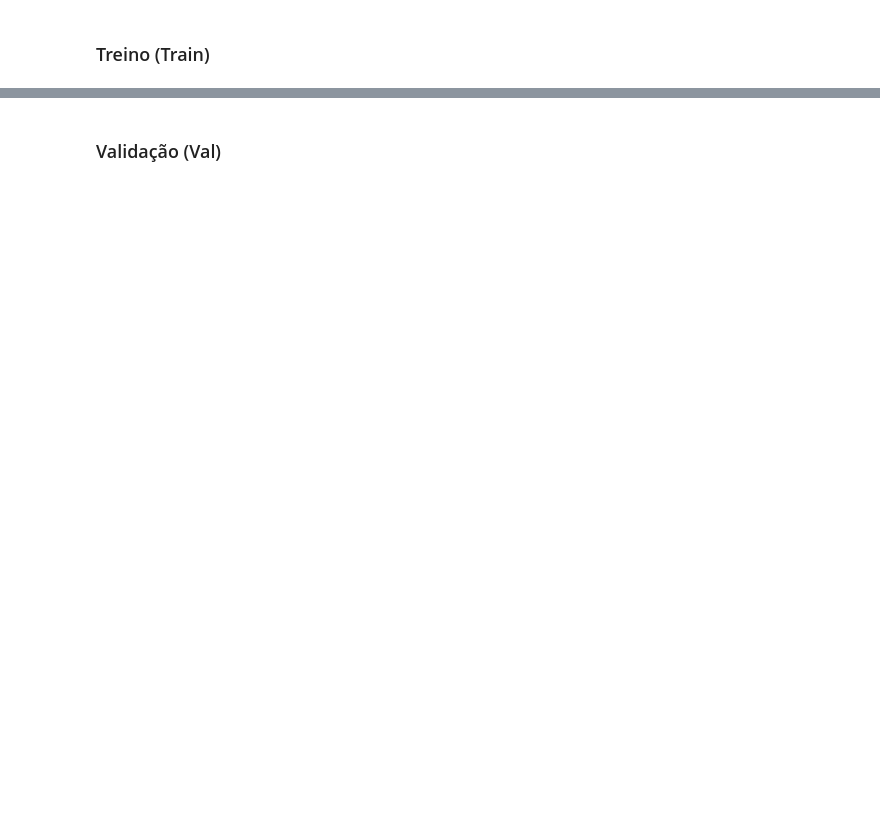
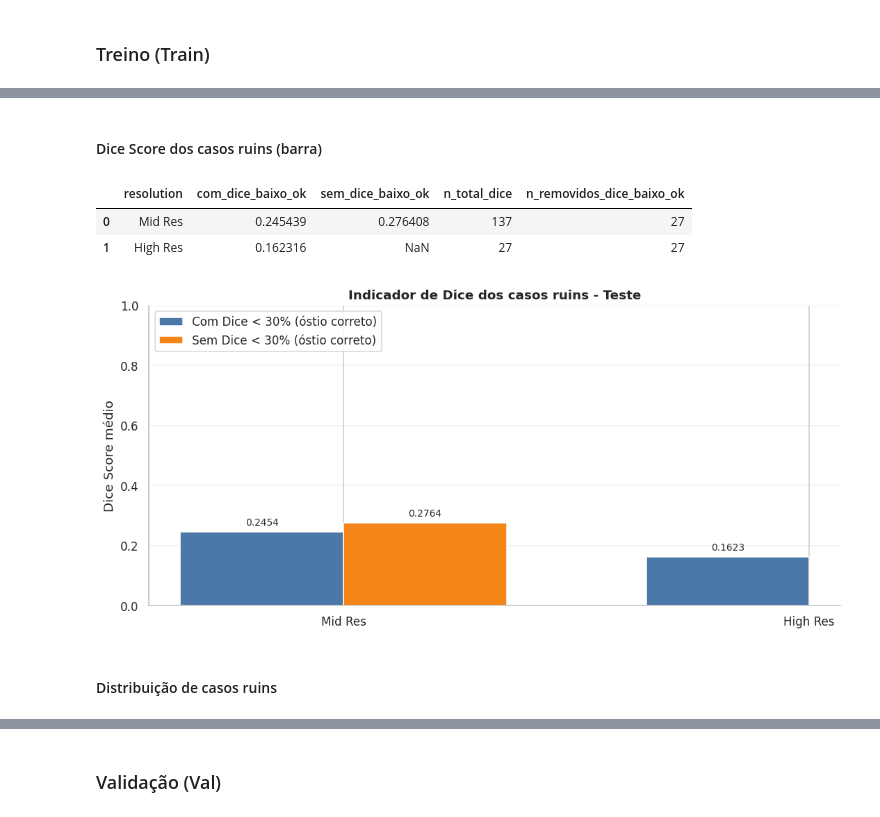
Before and after one commit to matheusssilva991/coronary-centerline-detection, a Jupyter notebook: src/eda_tests.ipynb, the cells around one changed output, grey strips where cells are left out. Cells and saved outputs as stored; diff of their text form; code cells hidden in the pictures; blank space fills up the shorter version.

```diff
--- a/src/eda_tests.ipynb
+++ b/src/eda_tests.ipynb
@@ -742,0 +652,18 @@ Exemplos (nenhum correto em ambos): [8, 66, 105, 133, 149, 182, 212, 218, 221, 2
+# %% [markdown]
+#### Dice Score dos casos ruins (barra)
+# %%
+test_bad_dice_indicator_df = viz_bad_cases.plot_bad_dice_indicator(
+    df_mid_test_bad,
+    df_high_test_bad,
+    "Teste",
+    summarize_bad_dice_fn=cmp_bad_cases.summarize_bad_dice_with_threshold,
+    dice_threshold=0.3,
+)
+display(test_bad_dice_indicator_df)
+# %% [output]
+|  | resolution | com_dice_baixo_ok | sem_dice_baixo_ok | n_total_dice | n_removidos_dice_baixo_ok |
+| 0 | Mid Res | 0.245439 | 0.276408 | 137 | 27 |
+| 1 | High Res | 0.162316 | NaN | 27 | 27 |
+[figure, added]
+# %% [markdown]
+#### Distribuição de casos ruins
```
Also changed, not shown: parts of 30 cells of this notebook, 5 other files.
